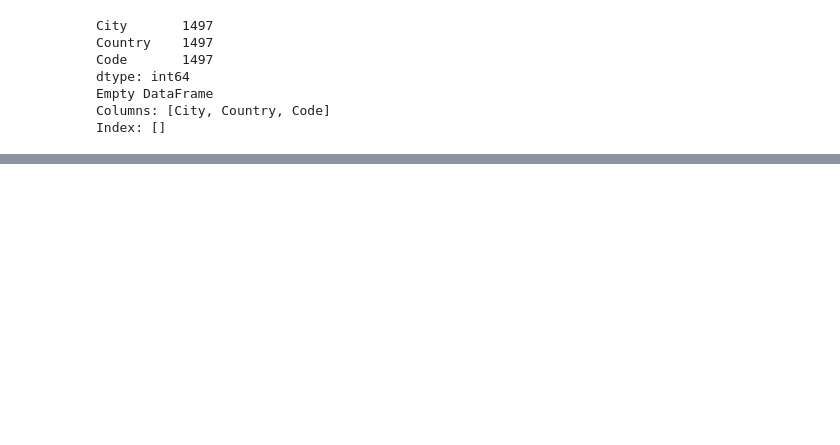
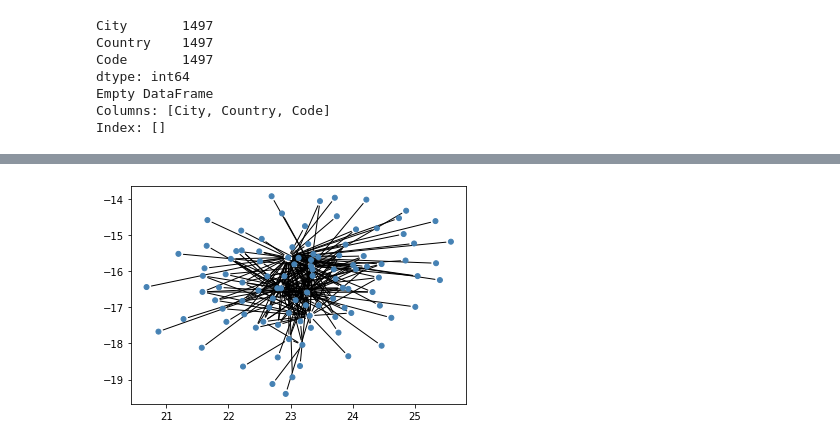
Before and after one commit to stevecoffee/dasc5300, a Jupyter notebook: Project2/DASC_5300_Project_2.ipynb, the cells around one changed output, grey strips where cells are left out. Saved outputs shown, nothing was run; the diff lists cells and outputs as text; code cells hidden in the pictures; blank space fills up the shorter version.

```diff
--- a/Project2/DASC_5300_Project_2.ipynb
+++ b/Project2/DASC_5300_Project_2.ipynb
@@ -160,9 +156,7 @@ df_provided_routes = pd.read_csv(
     'https://raw.githubusercontent.com/stevecoffee/dasc5300/main/Project2/data/provided/routes_v3.txt',
     names=['airline-code', 'airline-id', 'source-airport-code', 'source-airport-id', 'dest-airport-code', 'dest-airport-id', 'codeshare', 'stops', 'equipment'],
     skipinitialspace='true', header=0, na_values='\\N')
-df_provided_routes = df_provided_routes.drop('codeshare', axis=1)
+df_provided_routes.drop(['airline-id', 'source-airport-id', 'dest-airport-id'], axis='columns', inplace=True)
 print(df_provided_routes)
-
-df_provided_routes_al28 = df_provided_routes[df_provided_routes['airline-code'] == 'AL28']
-print(df_provided_routes_al28)
+# print(df_provided_routes[['source-airport-code', 'dest-airport-code']].describe())
 # %% [output]
@@ -439,0 +225,20 @@ Index: []
+# %%
+airlineIata = '4U'
+airlineCode = 'AL28'
+
+print('Identified Airline\n', df_openflight_airlines[ df_openflight_airlines['iata'] == airlineIata ])
+
+# filter routes to my airline
+df_routes = df_provided_routes[ df_provided_routes['airline-code'] == airlineCode ]
+
+# limit to necessary columns
+df_routes = df_routes[['source-airport-code', 'dest-airport-code']]
+
+# filter out duplicate routes (with reversed direction)
+airports = df_routes.apply(lambda x: ''.join(sorted([x['source-airport-code'] , x['dest-airport-code']])), axis=1)
+df_routes = df_routes[airports.duplicated() == False]
+
+# merge airport data
+df_routes2 = df_routes.merge(df_openflight_airports, left_on='source-airport-code', right_on='iata')
+df_routes3 = df_routes2.merge(df_openflight_airports, left_on='dest-airport-code', right_on='iata', suffixes=('_source', '_dest'))
+print(df_routes3)
@@ -463,3 +410,9 @@ print(g.vcount(), g.ecount())
+# %%
+layout = g.layout("drl")
+fig, ax = plt.subplots()
+plot(g, layout=layout, target=ax)
+# %% [output]
+[figure, added]
 # %%
 # print(airportDict['3531'])
 # print(df_airports[ df_airports['airport-id'] == '3531' ] )
```
Also changed, not shown: parts of 29 cells of this notebook.
